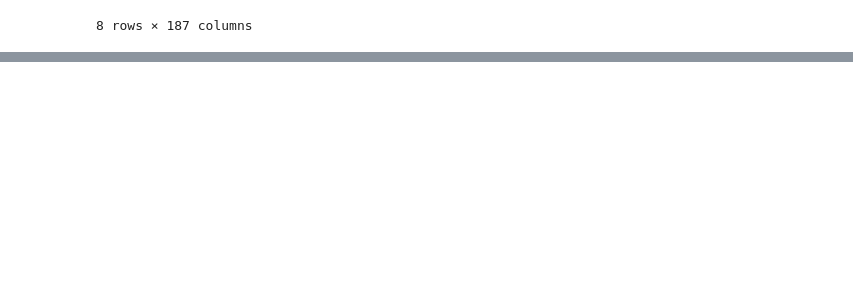
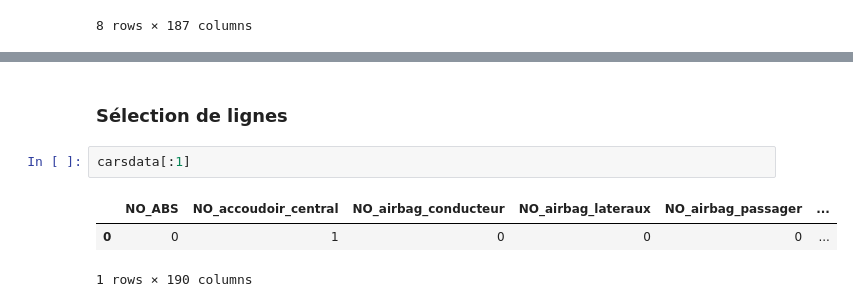
Before and after one commit to mgirardot/CoursDataScience, a Jupyter notebook: Data_Preparation.ipynb, the cells around one changed output, grey strips where cells are left out. Drawn from its saved outputs; the diff is of its cells as text; blank space fills up the shorter version.

```diff
--- a/Data_Preparation.ipynb
+++ b/Data_Preparation.ipynb
@@ -54,0 +130,8 @@ carsdata.describe()
+# %% [markdown]
+### Sélection de lignes
+# %%
+carsdata[:1]
+# %% [output]
+|  | NO_ABS | NO_accoudoir_central | NO_airbag_conducteur | NO_airbag_lateraux | NO_airbag_passager | ... |
+| 0 | 0 | 1 | 0 | 0 | 0 | ... |
+1 rows × 190 columns
```
Also changed, not shown: parts of 50 cells of this notebook, 1 other file.
